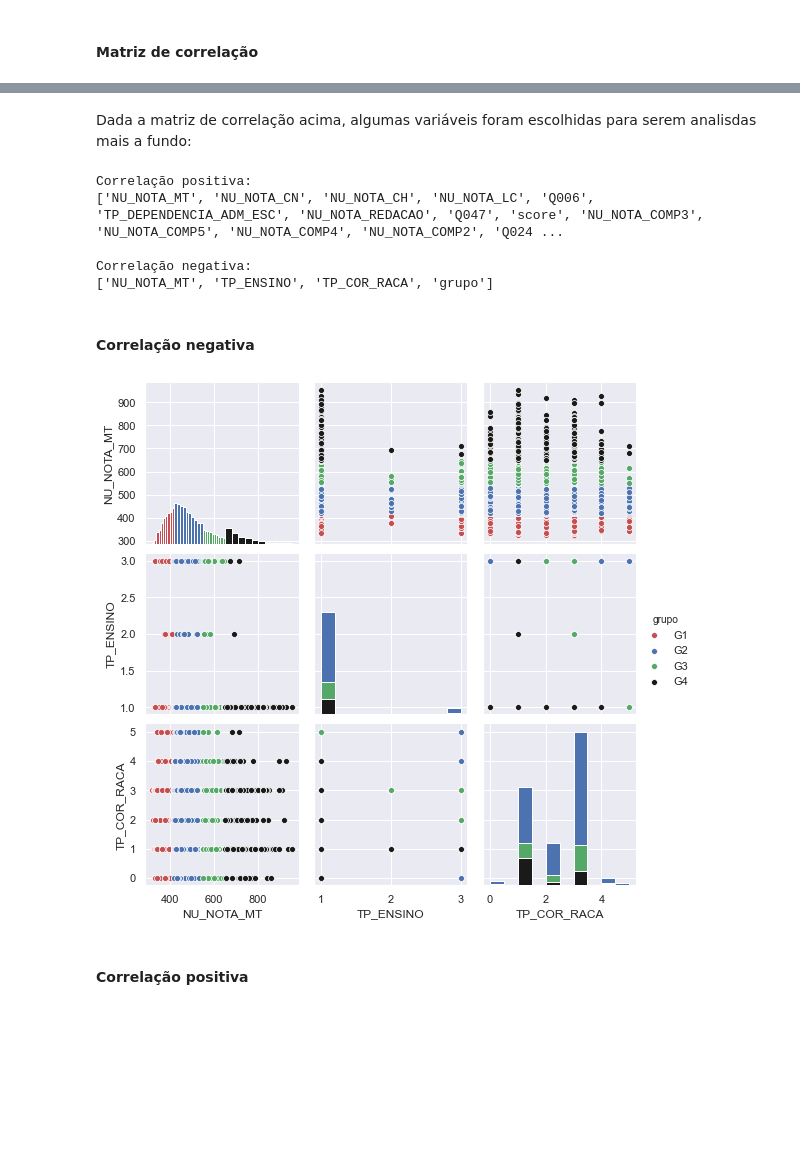
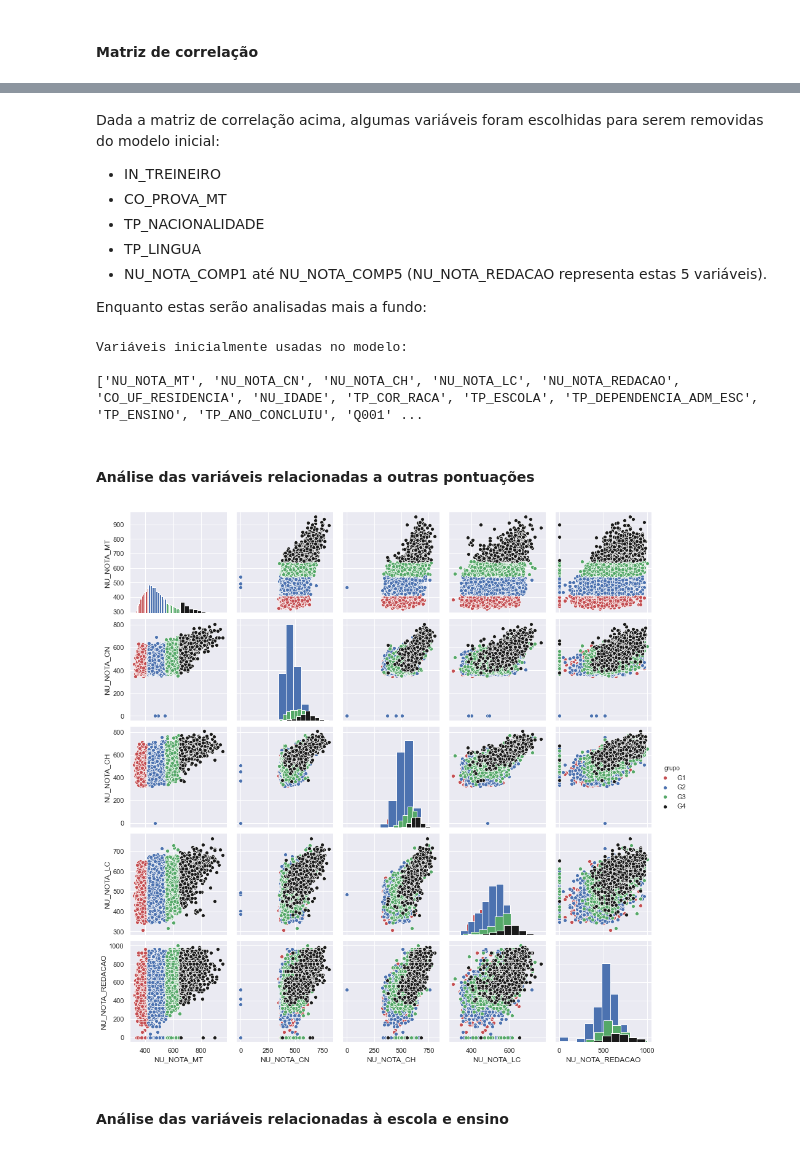
Before and after one commit to hernaneBraga/AceleraDev-Data_Science, a Jupyter notebook: analise_dados_enem2016.ipynb, the cells around one changed output, grey strips where cells are left out. Saved outputs shown, nothing was run; the diff lists cells and outputs as text; code cells hidden in the pictures; blank space fills up the shorter version.

Commit message:
finalizado analise inicial

```diff
--- a/analise_dados_enem2016.ipynb
+++ b/analise_dados_enem2016.ipynb
@@ -230,0 +258,8 @@ As variáveis referentes ao tipo de escola que o canditato frequentou e a respos
+# %%
+df.dropna(subset=['NU_NOTA_CN'], inplace=True)
+
+#missing data
+total = df.isnull().sum().sort_values(ascending=False)
+percent = (df.isnull().sum()/df.isnull().count()).sort_values(ascending=False)
+missing_data = pd.concat([total, percent], axis=1, keys=['Total', 'Porcentagem'])
+missing_data.head(3)
@@ -253,10 +325,14 @@ Após a transformação de variável no questionário socioeconômico, será dad
 # %%
-aux_q027 = df['Q027'].fillna(0) #Substituir nan por zero
+#aux_q027 = df['Q027'].fillna(0) #Substituir nan por zero
+
+df['Q027'] = df['Q027'].fillna(0)
 w = [1,2,5,3,10,2,1,5]
 
 func = (df['Q001']*w[0]+ df['Q002']*w[1] + df['Q006']*w[2] +
             df['Q024']*w[3] + df['Q025']*w[4] + df['Q026']*w[5] +
-            df['Q047']*w[6] + aux_q027*w[7])
-
+            df['Q047']*w[6] + df['Q027']*w[7])
 
 df['score'] = func
+
+print('Descrição da variável score:\n')
+print(df['score'].describe())
@@ -279,35 +376,39 @@ plt.show()
 # %% [markdown]
-Dada a matriz de correlação acima, algumas variáveis foram escolhidas para serem analisdas mais a fundo:
+Dada a matriz de correlação acima, algumas variáveis foram escolhidas para serem removidas do modelo inicial:
+- IN_TREINEIRO
+- CO_PROVA_MT
+- TP_NACIONALIDADE
+- TP_LINGUA
+- NU_NOTA_COMP1 até NU_NOTA_COMP5 (NU_NOTA_REDACAO representa estas 5 variáveis).
+
+Enquanto estas serão analisadas mais a fundo:
-# %%
-cor_positiva = ['NU_NOTA_MT', 'NU_NOTA_CN', 'NU_NOTA_CH', 'NU_NOTA_LC', 'Q006',
-       'TP_DEPENDENCIA_ADM_ESC', 'NU_NOTA_REDACAO', 'Q047', 'score',
-       'NU_NOTA_COMP3', 'NU_NOTA_COMP5', 'NU_NOTA_COMP4', 'NU_NOTA_COMP2',
-       'Q024', 'NU_NOTA_COMP1', 'Q025', 'Q002', 'Q001', 'CO_UF_RESIDENCIA','grupo']
-print("Correlação positiva:")
-print(cor_positiva)
-
-
-cor_negativa = ['NU_NOTA_MT','TP_ENSINO', 'TP_COR_RACA', 'grupo']
-print("\nCorrelação negativa:")
-print(cor_negativa)
-# %% [output]
-Correlação positiva:
-['NU_NOTA_MT', 'NU_NOTA_CN', 'NU_NOTA_CH', 'NU_NOTA_LC', 'Q006', 'TP_DEPENDENCIA_ADM_ESC', 'NU_NOTA_REDACAO', 'Q047', 'score', 'NU_NOTA_COMP3', 'NU_NOTA_COMP5', 'NU_NOTA_COMP4', 'NU_NOTA_COMP2', 'Q024 ...
-
-Correlação negativa:
-['NU_NOTA_MT', 'TP_ENSINO', 'TP_COR_RACA', 'grupo']
-# %% [markdown]
-#### Correlação negativa
+# %%
+variaveis_modelo = ['NU_NOTA_MT', 'NU_NOTA_CN', 'NU_NOTA_CH', 'NU_NOTA_LC', 'NU_NOTA_REDACAO',
+                    'CO_UF_RESIDENCIA', 'NU_IDADE', 'TP_COR_RACA',
+                    'TP_ESCOLA', 'TP_DEPENDENCIA_ADM_ESC', 'TP_ENSINO', 'TP_ANO_CONCLUIU',
+                    'Q001', 'Q002', 'Q006','Q024', 'Q025', 'Q027', 'Q047', 'score',
+                    'grupo']
+
+print("Variáveis inicialmente usadas no modelo:\n")
+print(variaveis_modelo)
+# %% [output]
+Variáveis inicialmente usadas no modelo:
+
+['NU_NOTA_MT', 'NU_NOTA_CN', 'NU_NOTA_CH', 'NU_NOTA_LC', 'NU_NOTA_REDACAO', 'CO_UF_RESIDENCIA', 'NU_IDADE', 'TP_COR_RACA', 'TP_ESCOLA', 'TP_DEPENDENCIA_ADM_ESC', 'TP_ENSINO', 'TP_ANO_CONCLUIU', 'Q001' ...
+# %% [markdown]
+#### Análise das variáveis relacionadas a outras pontuações
 # %%
 #scatterplot
 dic_cores = {"G1":'r', "G2": 'b', "G3": 'g', "G4": 'k' }
 sns.set()
-g = sns.pairplot(df[cor_negativa], hue = 'grupo', palette = dic_cores,diag_kind='hist')
+
+variaveis_modelo_1 = ['NU_NOTA_MT', 'grupo','NU_NOTA_CN', 'NU_NOTA_CH', 'NU_NOTA_LC', 'NU_NOTA_REDACAO']
+g = sns.pairplot(df[variaveis_modelo_1], hue = 'grupo', palette = dic_cores,diag_kind='hist')
 plt.show();
 # %% [output]
-[figure, old version]
+[figure, new version]
-# %% [markdown]
-#### Correlação positiva
+# %% [markdown]
+#### Análise das variáveis relacionadas à escola e ensino
 # %%
 #scatterplot
 dic_cores = {"G1":'r', "G2": 'b', "G3": 'g', "G4": 'k' }
```
Also changed, not shown: parts of 33 cells of this notebook, 1 other file.
